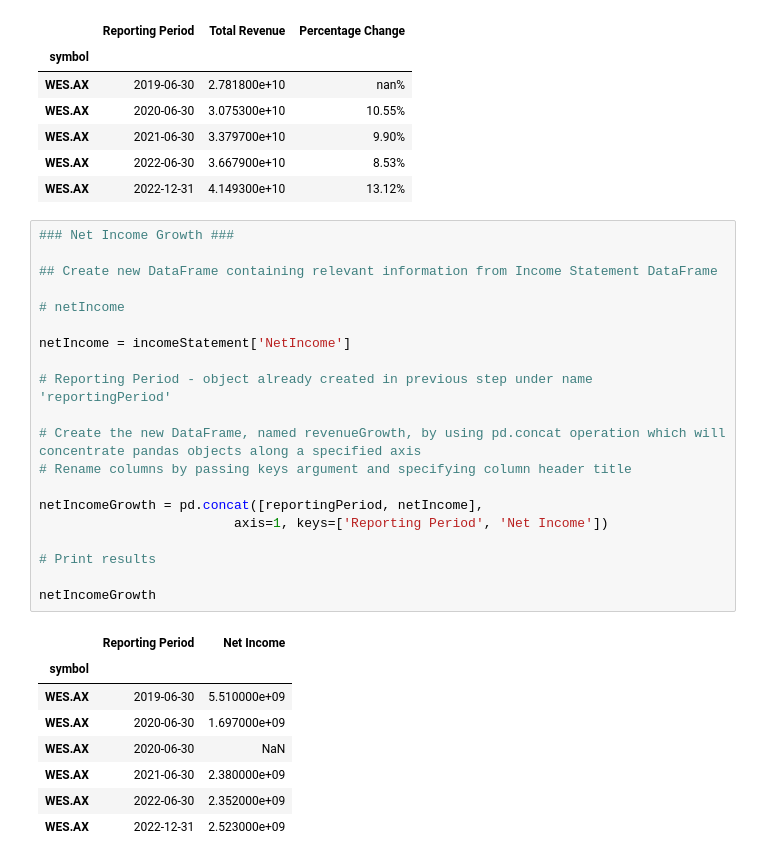
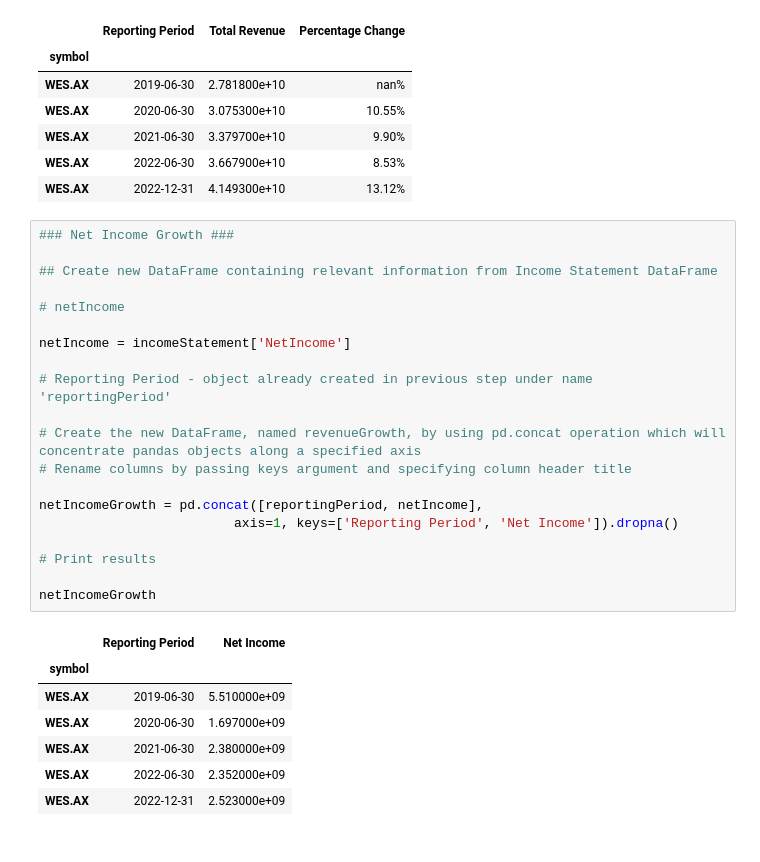
Before and after one commit to mjjohnson94/yahooquery_API, a Jupyter notebook: yahooquery - Income Statement Analysis.ipynb, the cells around one changed output. Cells and saved outputs as stored; diff of their text form.

```diff
--- a/yahooquery - Income Statement Analysis.ipynb
+++ b/yahooquery - Income Statement Analysis.ipynb
@@ -108,29 +108,28 @@ revenueGrowth
 # %%
 ### Net Income Growth ###
 
 ## Create new DataFrame containing relevant information from Income Statement DataFrame
 
 # netIncome
 
 netIncome = incomeStatement['NetIncome']
 
 # Reporting Period - object already created in previous step under name 'reportingPeriod'
 
 # Create the new DataFrame, named revenueGrowth, by using pd.concat operation which will concentrate pandas objects along a specified axis
 # Rename columns by passing keys argument and specifying column header title
 
 netIncomeGrowth = pd.concat([reportingPeriod, netIncome],
-                         axis=1, keys=['Reporting Period', 'Net Income'])
+                         axis=1, keys=['Reporting Period', 'Net Income']).dropna()
 
 # Print results
 
 netIncomeGrowth
 # %% [output]
 |  | Reporting Period | Net Income |
 | symbol |  |  |
 | WES.AX | 2019-06-30 | 5.510000e+09 |
 | WES.AX | 2020-06-30 | 1.697000e+09 |
-| WES.AX | 2020-06-30 | NaN |
 | WES.AX | 2021-06-30 | 2.380000e+09 |
 | WES.AX | 2022-06-30 | 2.352000e+09 |
 | WES.AX | 2022-12-31 | 2.523000e+09 |
```
Also changed, not shown: parts of 5 cells of this notebook.
